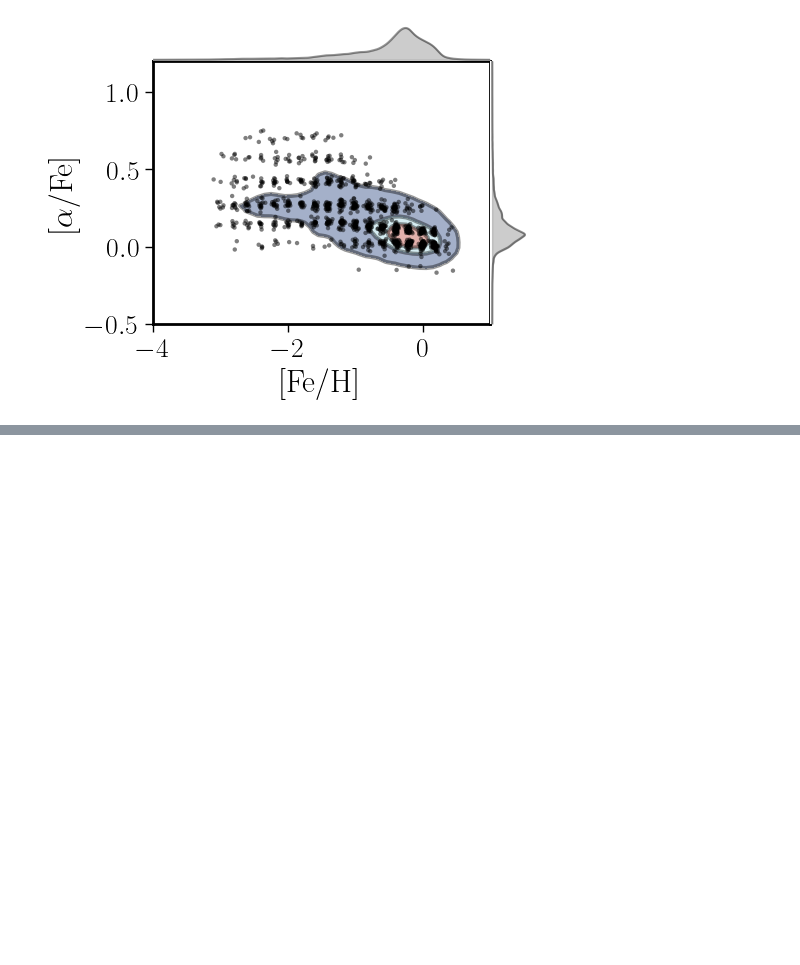
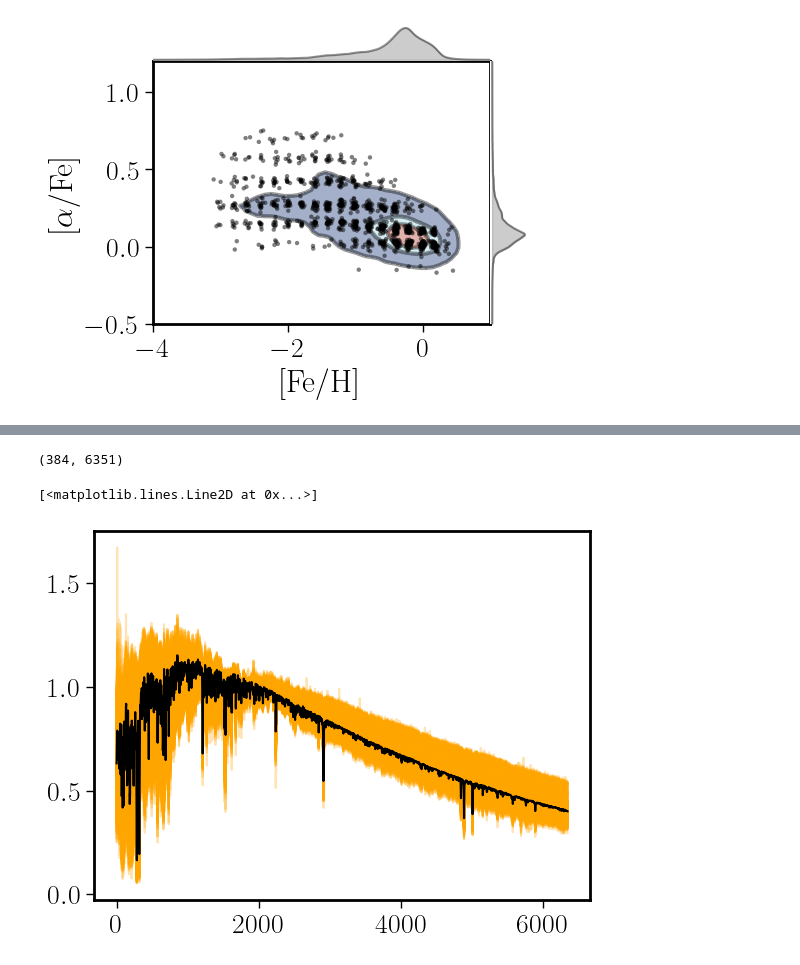
Before and after one commit to sdss/lvmdap, a Jupyter notebook: notebooks/MaStar_Clustering.ipynb, the cells around one changed output, grey strips where cells are left out. Drawn from its saved outputs; the diff is of its cells as text; code cells hidden in the pictures; blank space fills up the shorter version.

```diff
--- a/notebooks/MaStar_Clustering.ipynb
+++ b/notebooks/MaStar_Clustering.ipynb
@@ -1652,0 +1662,12 @@ NameError: name 'tab_' is not defined
+# %%
+cluster_now=1
+spec2D = hdu_few[0].data[cluster==cluster_now]
+print(spec2D.shape)
+for spec in spec2D:
+    plt.plot(spec,alpha=0.3,color='orange')
+spec_mean=np.mean(spec2D,axis=0)
+plt.plot(spec_mean,color='k')
+# %% [output]
+(384, 6351)
+[<matplotlib.lines.Line2D at 0x...>]
+[figure, added]
```
Also changed, not shown: parts of 54 cells of this notebook, 3 other files.
